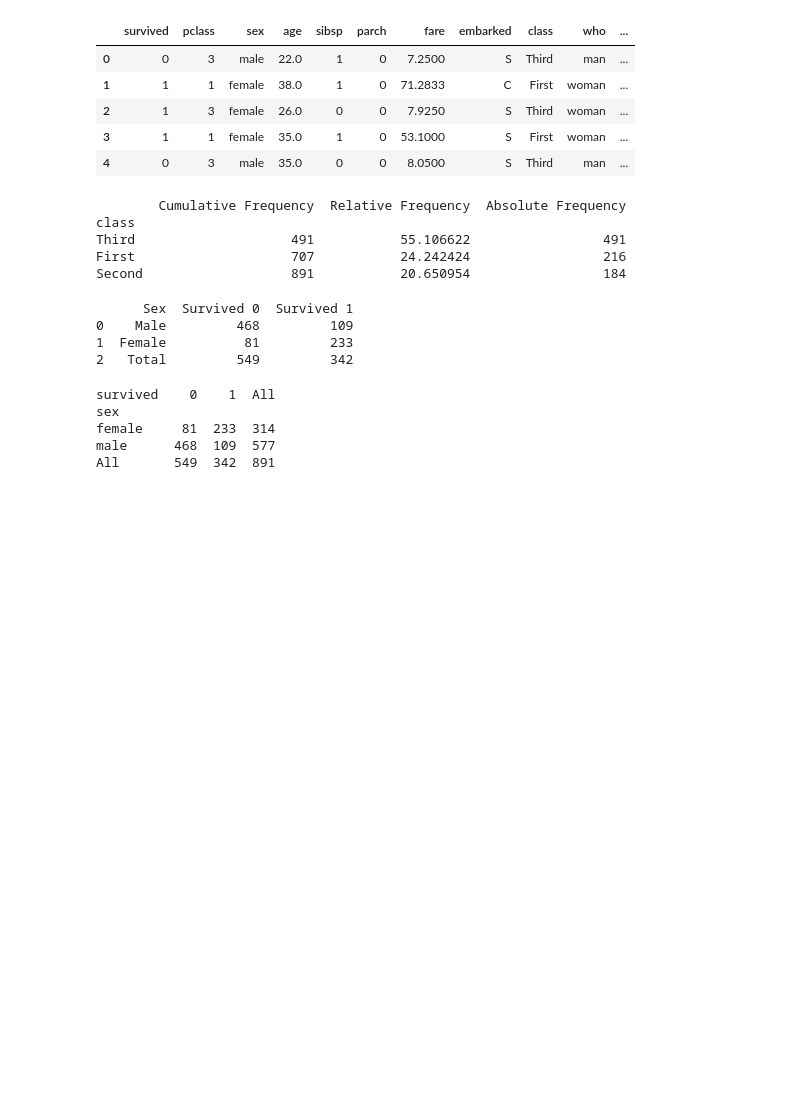
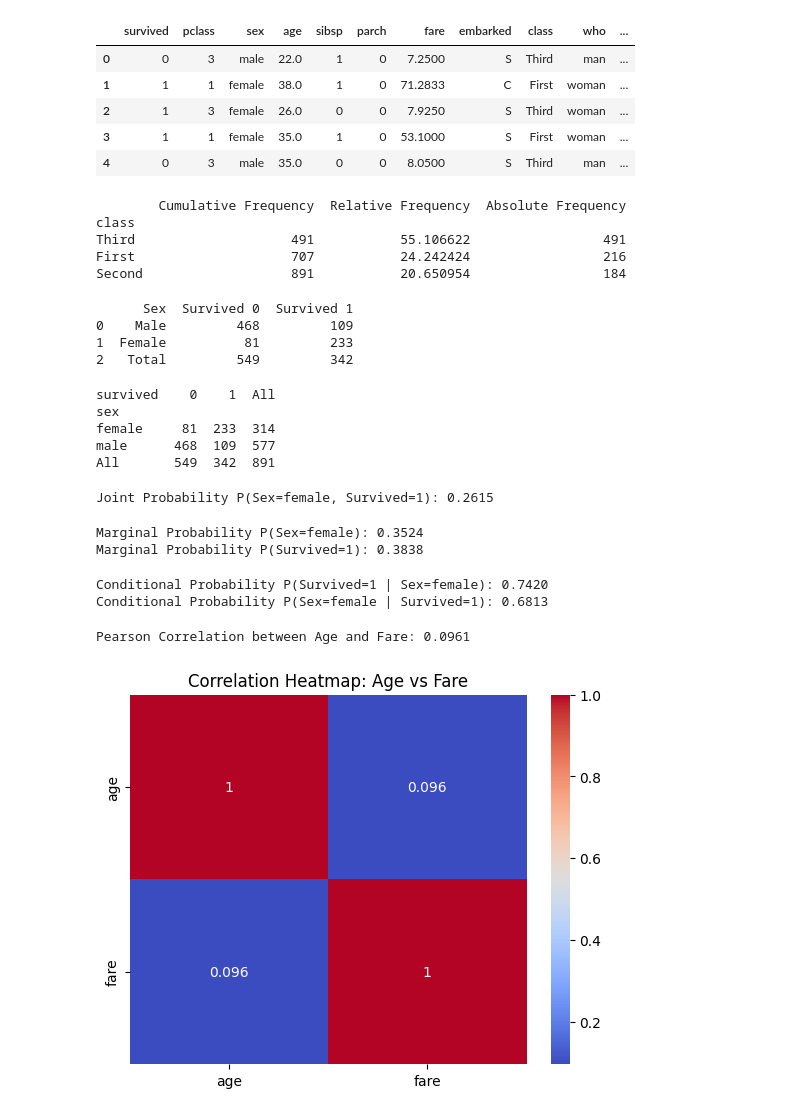
Before and after one commit to merajsiddieque/DS-LAB, a Jupyter notebook: DS_Lab1.ipynb, the cells around one changed output. Cells and saved outputs as stored; diff of their text form; code cells hidden in the pictures; blank space fills up the shorter version.

```diff
--- a/DS_Lab1.ipynb
+++ b/DS_Lab1.ipynb
@@ -68,3 +70,48 @@ sex
 female     81  233  314
 male      468  109  577
 All       549  342  891
+# %%
+joint_prob = table.loc['female', 1] / table.loc['All', 'All']
+print(f"Joint Probability P(Sex=female, Survived=1): {joint_prob:.4f}")
+# %% [output]
+Joint Probability P(Sex=female, Survived=1): 0.2615
+# %%
+# P(Sex = female)
+marginal_female = table.loc['female', 'All'] / table.loc['All', 'All']
+print(f"Marginal Probability P(Sex=female): {marginal_female:.4f}")
+
+# P(Survived = 1)
+marginal_survived = table.loc['All', 1] / table.loc['All', 'All']
+print(f"Marginal Probability P(Survived=1): {marginal_survived:.4f}")
+# %% [output]
+Marginal Probability P(Sex=female): 0.3524
+Marginal Probability P(Survived=1): 0.3838
+# %%
+# P(Survived = 1 | Sex = female)
+cond_survived_given_female = table.loc['female', 1] / table.loc['female', 'All']
+print(f"Conditional Probability P(Survived=1 | Sex=female): {cond_survived_given_female:.4f}")
+
+# P(Sex = female | Survived = 1)
+cond_female_given_survived = table.loc['female', 1] / table.loc['All', 1]
+print(f"Conditional Probability P(Sex=female | Survived=1): {cond_female_given_survived:.4f}")
+# %% [output]
+Conditional Probability P(Survived=1 | Sex=female): 0.7420
+Conditional Probability P(Sex=female | Survived=1): 0.6813
+# %%
+df_clean = df[['age', 'fare']].dropna()
+
+# Compute Pearson correlation
+correlation = df_clean['age'].corr(df_clean['fare'], method='pearson')
+print(f"Pearson Correlation between Age and Fare: {correlation:.4f}")
+# %% [output]
+Pearson Correlation between Age and Fare: 0.0961
+# %%
+# Correlation matrix
+corr_matrix = df_clean.corr()
+
+# Heatmap
+sns.heatmap(corr_matrix, annot=True, cmap='coolwarm')
+plt.title("Correlation Heatmap: Age vs Fare")
+plt.show()
+# %% [output]
+[figure, added]
```
Also changed, not shown: parts of 4 cells of this notebook.
